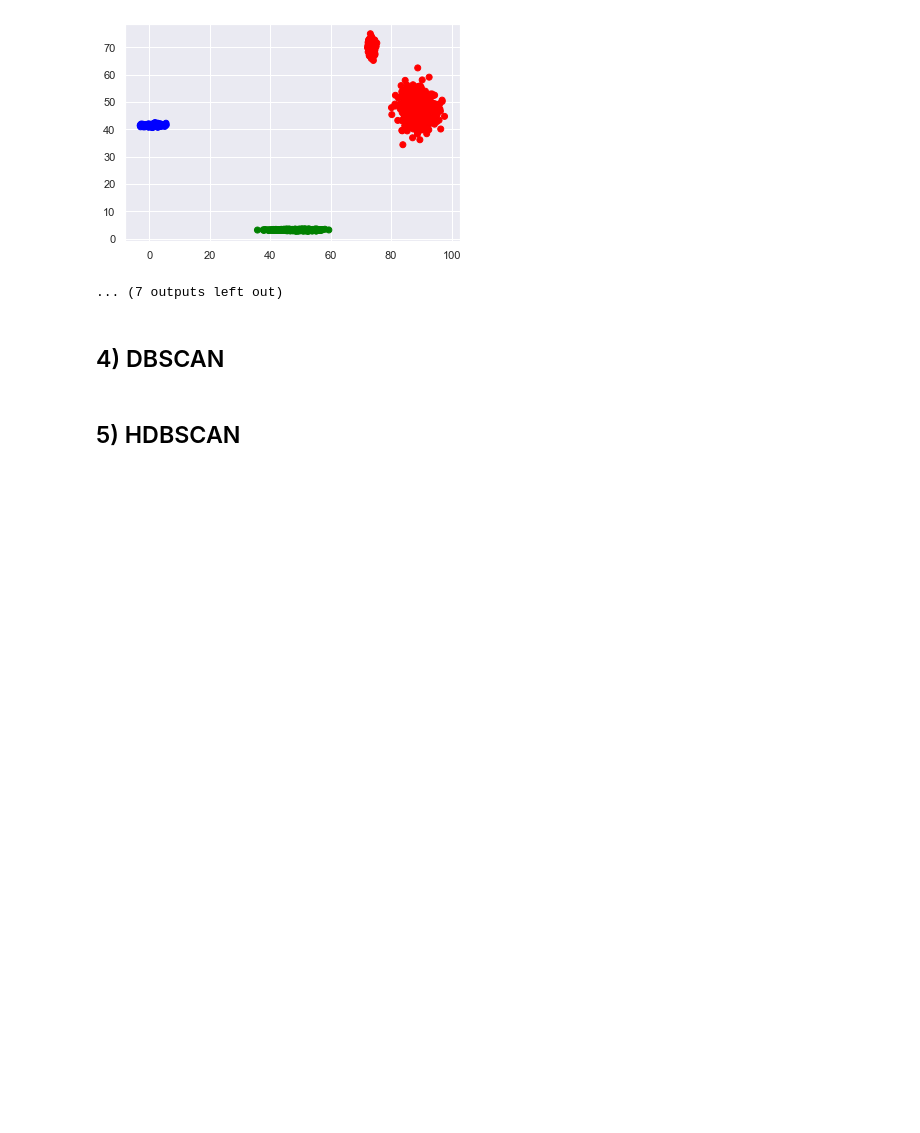
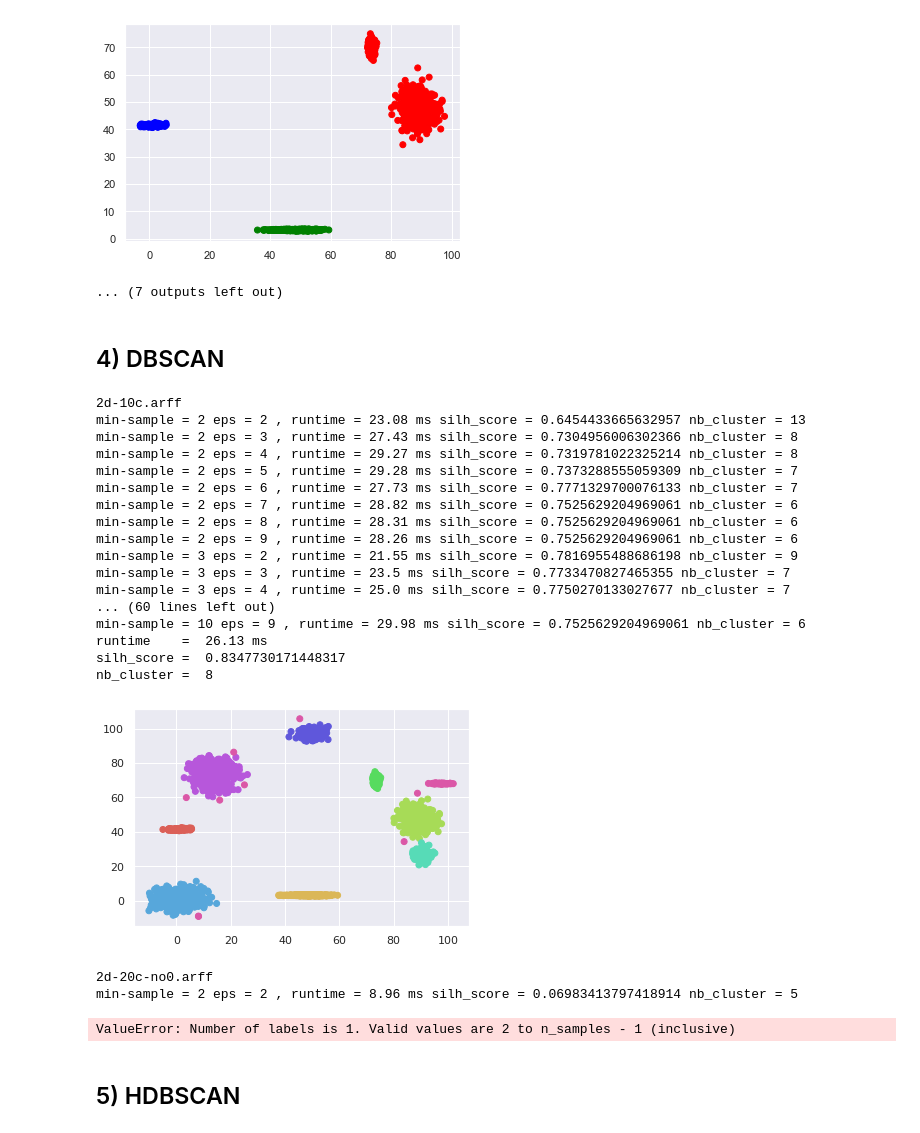
Before and after one commit to usernamedjpris/TP-apprentissage, a Jupyter notebook: TP1 - Clustering.ipynb, the cells around one changed output. Cells and saved outputs as stored; diff of their text form; code cells hidden in the pictures; blank space fills up the shorter version.

```diff
--- a/TP1 - Clustering.ipynb
+++ b/TP1 - Clustering.ipynb
@@ -250,28 +253,54 @@ k = 2 , runtime =  27.52 ms silh_score =  0.7232948842289767
 # %%
 colormap=np.array(['Red','green','blue'])
 
-for f in Files[:3] :
+for f in Files[:4] :
     if f not in ["3MC.arff","DS-577.arff","DS-850.arff"]:
         print(f)
         data_brutes = arff.loadarff(open(f,'r'))[0]
         X,Y = [x[0] for x in data_brutes],[x[1] for x in data_brutes]
         data = np.array([(x[0],x[1]) for x in data_brutes])
-        params = []
-        silhs = []
+        df = pd.DataFrame(columns = ['ms', 'eps', 'runtime', 'silhouette', 'nb_cluster', 'labels']) #dataframe pour stocker toutes les params et résultats étudiés
         for ms in range(2,11):
             for eps_i in range(2,10):
-                eps = eps_i/10
-                tps1 = time.clock()
-                model = DBSCAN(eps=eps,min_samples=ms, metric='euclidean', metric_params=None, algorithm='auto', leaf_size=30, p=None, n_jobs=None).fit(data)
-                tps2 = time.clock()
-                print(model.labels_)
+                eps = eps_i
+                tps1 = time.time()
+                model = DBSCAN(eps=eps,min_samples=ms, metric='euclidean', metric_params=None, algorithm='auto', leaf_size=30, p=None, n_jobs=None)
+                model.fit(data)
+                tps2 = time.time()
                 silh = metrics.silhouette_score(data, model.labels_, metric='euclidean')
-                print("min-sample =",ms,"eps =",eps,", runtime = ", round((tps2 - tps1)*1000,2),"ms","silh_score = ",silh)
-                params.append((ms,eps))
-                silhs.append(silh)
-            print()
-        print("meilleurs résultats pour le couple (min-sample, eps) = ",params[np.argmax(silhs)])
-        print()
+                nb_clust = np.max(model.labels_)
+                print("min-sample =",ms,"eps =",eps,", runtime =", round((tps2 - tps1)*1000,2),"ms","silh_score =",silh, "nb_cluster =",nb_clust)
+                df.loc[i] = [ms, eps, round((tps2 - tps1)*1000,2), silh, nb_clust,model.labels_]
+                i+=1
+
+        paramax=df.iloc[df["silhouette"].idxmax()]
+        print("runtime    = ", paramax["runtime"],"ms","\nsilh_score = ",paramax["silhouette"],"\nnb_cluster = ",paramax["nb_cluster"])
+        palette = sns.color_palette("hls", paramax["nb_cluster"]+1)
+        cluster_colors = [palette[col] for col in paramax["labels"]]
+        plt.scatter(data.T[0], data.T[1], c=cluster_colors)
+        plt.show()
+# %% [output]
+2d-10c.arff
+min-sample = 2 eps = 2 , runtime = 23.08 ms silh_score = 0.6454433665632957 nb_cluster = 13
+min-sample = 2 eps = 3 , runtime = 27.43 ms silh_score = 0.7304956006302366 nb_cluster = 8
+min-sample = 2 eps = 4 , runtime = 29.27 ms silh_score = 0.7319781022325214 nb_cluster = 8
+min-sample = 2 eps = 5 , runtime = 29.28 ms silh_score = 0.7373288555059309 nb_cluster = 7
+min-sample = 2 eps = 6 , runtime = 27.73 ms silh_score = 0.7771329700076133 nb_cluster = 7
+min-sample = 2 eps = 7 , runtime = 28.82 ms silh_score = 0.7525629204969061 nb_cluster = 6
+min-sample = 2 eps = 8 , runtime = 28.31 ms silh_score = 0.7525629204969061 nb_cluster = 6
+min-sample = 2 eps = 9 , runtime = 28.26 ms silh_score = 0.7525629204969061 nb_cluster = 6
+min-sample = 3 eps = 2 , runtime = 21.55 ms silh_score = 0.7816955488686198 nb_cluster = 9
+min-sample = 3 eps = 3 , runtime = 23.5 ms silh_score = 0.7733470827465355 nb_cluster = 7
+min-sample = 3 eps = 4 , runtime = 25.0 ms silh_score = 0.7750270133027677 nb_cluster = 7
+... (60 lines left out)
+min-sample = 10 eps = 9 , runtime = 29.98 ms silh_score = 0.7525629204969061 nb_cluster = 6
+runtime    =  26.13 ms
+silh_score =  0.8347730171448317
+nb_cluster =  8
+[figure, added]
+2d-20c-no0.arff
+min-sample = 2 eps = 2 , runtime = 8.96 ms silh_score = 0.06983413797418914 nb_cluster = 5
+ValueError: Number of labels is 1. Valid values are 2 to n_samples - 1 (inclusive)
 # %% [markdown]
 ## 5) HDBSCAN
 # %%
```
Also changed, not shown: parts of 5 cells of this notebook.
